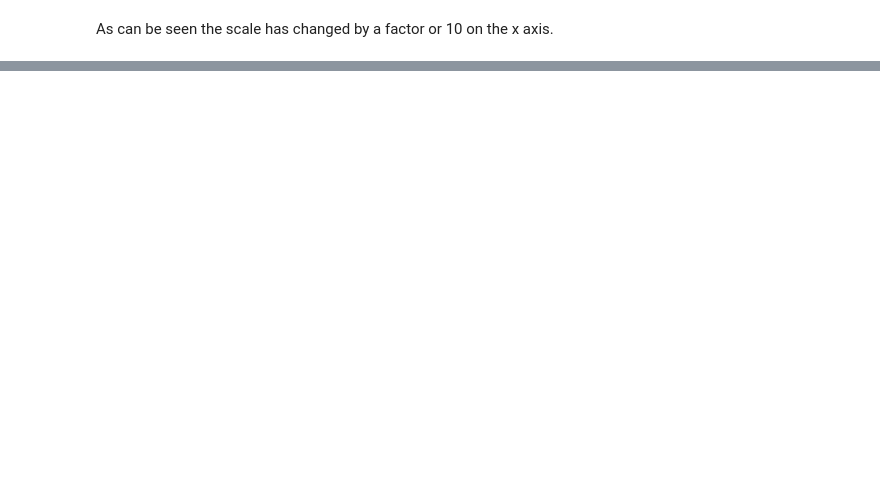
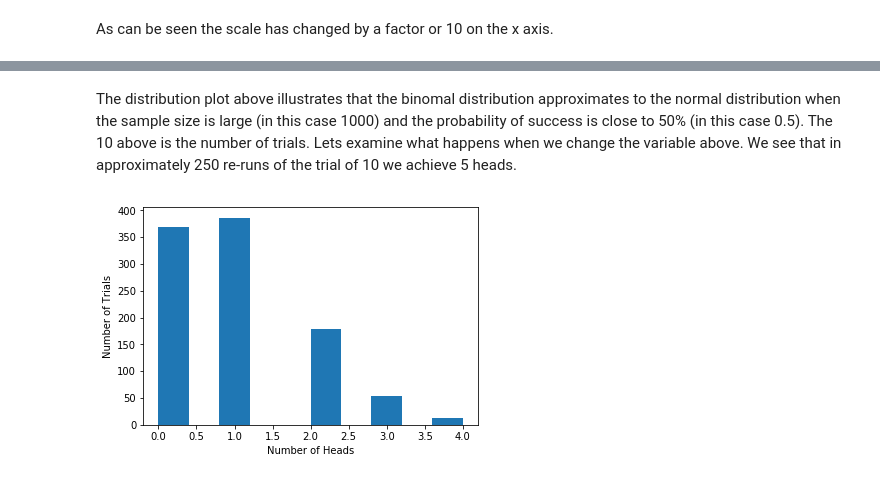
Before and after one commit to shanecanny1/Assignment-1, a Jupyter notebook: Programming for Data Assignment 1 Jupyter NoteBook.ipynb, the cells around one changed output, grey strips where cells are left out. Drawn from its saved outputs; the diff is of its cells as text; code cells hidden in the pictures; blank space fills up the shorter version.

```diff
--- a/Programming for Data Assignment 1 Jupyter NoteBook.ipynb
+++ b/Programming for Data Assignment 1 Jupyter NoteBook.ipynb
@@ -373,0 +406,10 @@ As can be seen the scale has changed by a factor or 10 on the x axis.
+# %% [markdown]
+The distribution plot above illustrates that the binomal distribution approximates to the normal distribution when the sample size is large (in this case 1000) and the probability of success is close to 50% (in this case 0.5). The 10 above is the number of trials. Lets examine what happens when we change the variable above. We see that in approximately 250 re-runs of the trial of 10 we achieve 5 heads.
+# %%
+s = np.random.binomial(10,0.1, 1000)
+plt.hist(s)
+plt.xlabel("Number of Heads")
+plt.ylabel("Number of Trials")
+plt.show()
+# %% [output]
+[figure, added]
```
Also changed, not shown: parts of 30 cells of this notebook.
